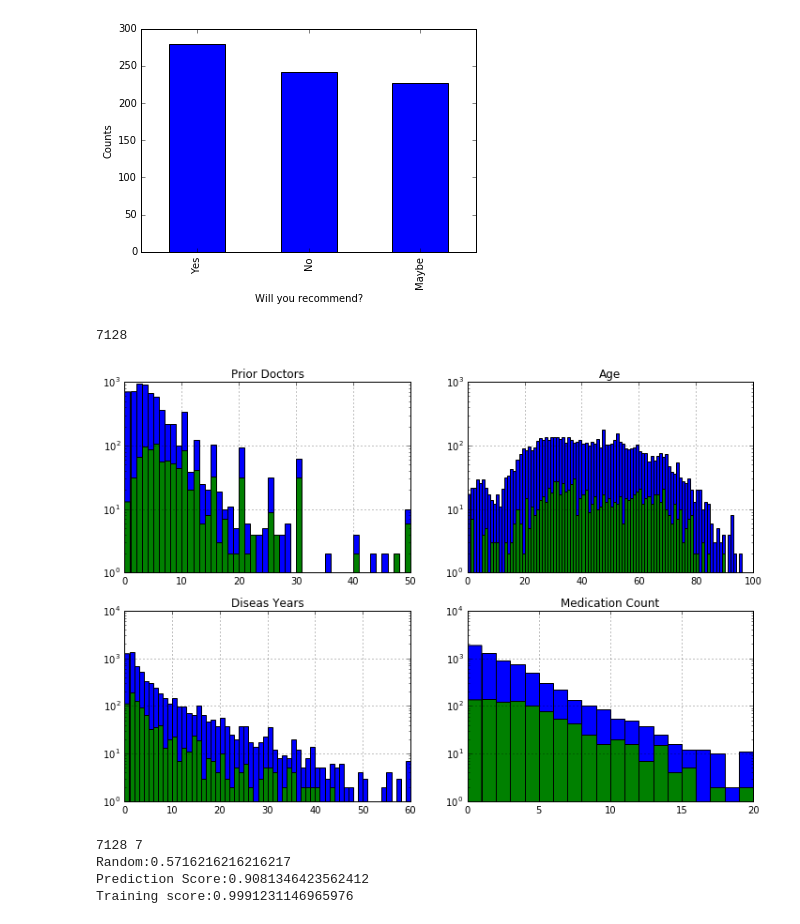
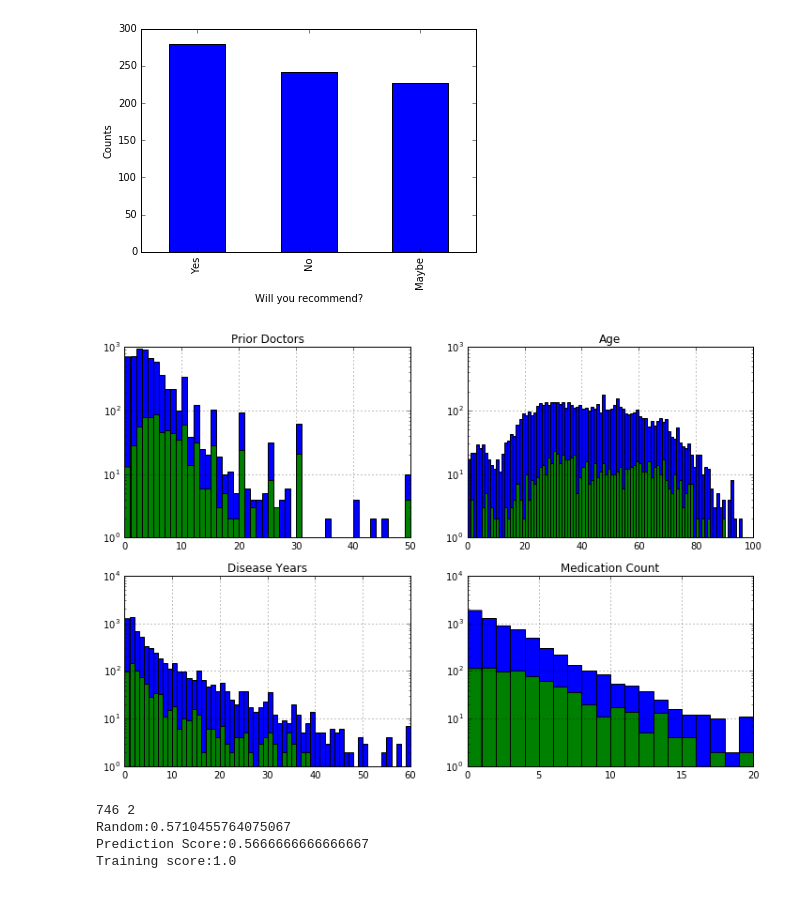
Before and after one commit to mhaytmyr/Insight, a Jupyter notebook: Week2.ipynb, the cells around one changed output. Cells and saved outputs as stored; diff of their text form; code cells hidden in the pictures.

```diff
--- a/Week2.ipynb
+++ b/Week2.ipynb
@@ -197,54 +200,53 @@ plt.show()
 [figure]
 # %%
 #There is also caseChallenge, each user solved. This might be helpfull
-features = ['priorDoctors','age','waitYear','reward','ethnicity',
-            'medicationCount','costs','gender','insight'
+features = ['priorDoctors','age','waitYear','reward','id',
+            #'ethnicity','gender'
+            'medicationCount','costs','insight'
             #'_id','share','insight','timeSpent','activityPercentile',
             ]
 #here subset = ['insight','rating','share'] if how='all', everything has to be NaN
 #subset=filter(lambda x: len(x) > 3, df2.columns)
-cleaned = allMerged[features].dropna(subset=['costs','insight'],how='any')
-controlData = controlSample[features].dropna(how='any')
+data = allMerged[features].dropna(subset=['costs','insight'],how='any')
+#controlData = controlSample[features].dropna(how='any')
 
-data = pd.concat([cleaned,controlData])
+#data = pd.concat([cleaned,controlData])
 #controlData['gender'],b = pd.factorize(controlData['gender'])
-X,y1 = data[features].drop(['insight'],axis=1), data['insight']
+X,y1 = data[features].drop(['insight','id'],axis=1), data['insight']
 #y2, b = pd.factorize(data['insight'])
 
-X['gender'],b = pd.factorize(X['gender'])
-X['ethnicity'],b = pd.factorize(X['ethnicity'])
+#X['gender'],b = pd.factorize(X['gender'])
+#X['ethnicity'],b = pd.factorize(X['ethnicity'])
 
 #data.ix[:,features].hist(figsize=(15,10))
-#len(X)
+#data.id
-# %% [output]
-7128
 # %%
 fig = plt.figure()
 ax1 = fig.add_subplot(221)
 controlData.ix[:,'priorDoctors'].hist(bins=50, range=[0,50],figsize=(12,8))
 cleaned.ix[:,'priorDoctors'].hist(bins=50, range=[0,50])
 ax1.title.set_text('Prior Doctors')
 ax1.set_yscale("log", nonposx='clip')
 
 ax2 = fig.add_subplot(222)
 controlData.ix[:,'age'].hist(bins=100, range=[0,100],figsize=(12,8))
 cleaned.ix[:,'age'].hist(bins=100, range=[0,100])
 ax2.title.set_text('Age')
 ax2.set_yscale("log", nonposy='clip')
 
 ax3 = fig.add_subplot(223)
 controlData.ix[:,'waitYear'].hist(bins=60, range=[0,60],figsize=(12,8))
 cleaned.ix[:,'waitYear'].hist(bins=60, range=[0,60])
-ax3.title.set_text('Diseas Years')
+ax3.title.set_text('Disease Years')
 ax3.set_yscale("log", nonposy='clip')
 
 ax4 = fig.add_subplot(224)
 controlData.ix[:,'medicationCount'].hist(bins=20, range=[0,20],figsize=(12,8))
 cleaned.ix[:,'medicationCount'].hist(bins=20, range=[0,20])
 ax4.title.set_text('Medication Count')
 ax4.set_yscale("log", nonposy='clip')
 # %% [output]
-[figure, old version]
+[figure, new version]
 # %%
 #start trining
 from sklearn.cross_validation import train_test_split
@@ -259,7 +261,7 @@ from sklearn import metrics
 
 minMaxScaler = preprocessing.MinMaxScaler()
 robustScaler = preprocessing.RobustScaler()
-X = minMaxScaler.fit_transform(X)
+#X = minMaxScaler.fit_transform(X)
 #X = robustScaler.fit_transform(X)
 #X['age'] = X['age'].reshape(-1,1)
 
@@ -282,11 +284,11 @@ y_pred = clf1.predict(X_test)
 
 #call accuracy score
 #print(y_pred)
-print("Random:{}".format(sum(y2==True)/float(len(y2))))
+print("Random:{}".format(sum(y1=='Yes')/float(len(y1))))
 print("Prediction Score:{}".format(metrics.accuracy_score(y1_test,y_pred)))
 print("Training score:{}".format(metrics.accuracy_score(y1_train,clf1.predict(X_train))))
 # %% [output]
-7128 7
-Random:0.5716216216216217
-Prediction Score:0.9081346423562412
-Training score:0.9991231146965976
+746 2
+Random:0.5710455764075067
+Prediction Score:0.5666666666666667
+Training score:1.0
```
Also changed, not shown: parts of 7 cells of this notebook.
